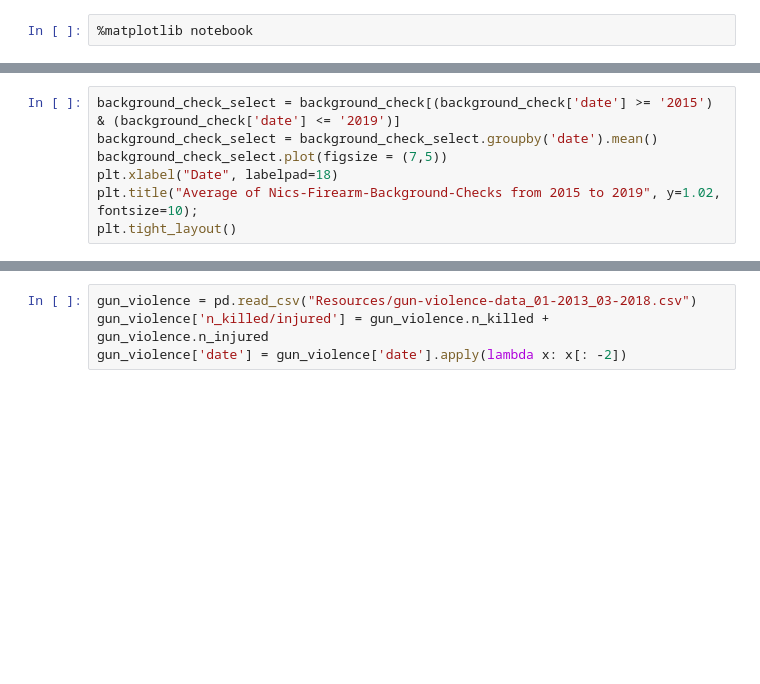
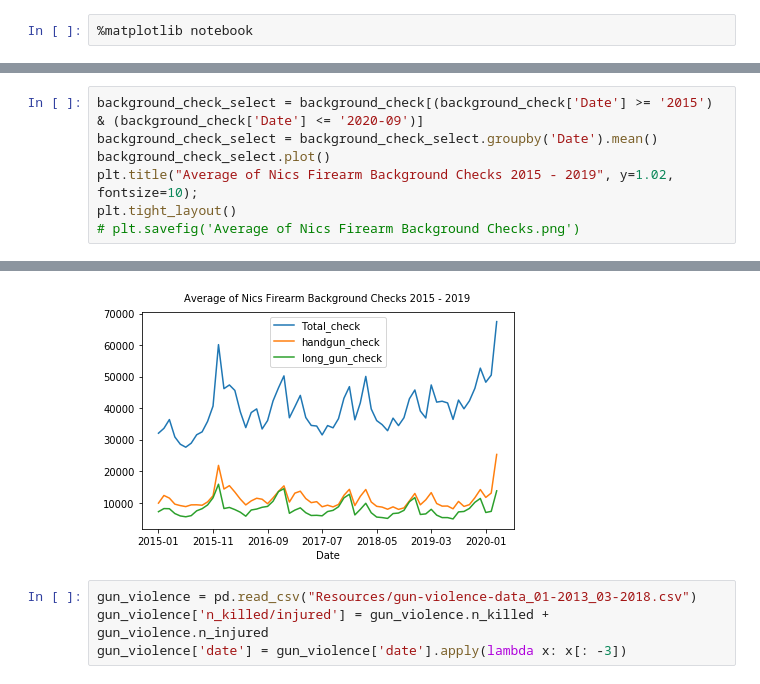
Before and after one commit to sasithwij/project1, a Jupyter notebook: gun.ipynb, the cells around one changed output, grey strips where cells are left out. Drawn from its saved outputs; the diff is of its cells as text; blank space fills up the shorter version.

```diff
--- a/gun.ipynb
+++ b/gun.ipynb
@@ -35,8 +24,8 @@ plt.tight_layout()
 # %%
-background_check_select = background_check[(background_check['date'] >= '2015') & (background_check['date'] <= '2019')]
-background_check_select = background_check_select.groupby('date').mean()
-background_check_select.plot(figsize = (7,5))
-plt.xlabel("Date", labelpad=18)
-plt.title("Average of Nics-Firearm-Background-Checks from 2015 to 2019", y=1.02, fontsize=10);
+background_check_select = background_check[(background_check['Date'] >= '2015') & (background_check['Date'] <= '2020-09')]
+background_check_select = background_check_select.groupby('Date').mean()
+background_check_select.plot()
+plt.title("Average of Nics Firearm Background Checks 2015 - 2019", y=1.02, fontsize=10);
 plt.tight_layout()
+# plt.savefig('Average of Nics Firearm Background Checks.png')
 # %% [output]
@@ -45,5 +32,6 @@ plt.tight_layout()
+[figure, added]
 # %%
 gun_violence = pd.read_csv("Resources/gun-violence-data_01-2013_03-2018.csv")
 gun_violence['n_killed/injured'] = gun_violence.n_killed + gun_violence.n_injured
-gun_violence['date'] = gun_violence['date'].apply(lambda x: x[: -2])
+gun_violence['date'] = gun_violence['date'].apply(lambda x: x[: -3])
 # %%
```
Also changed, not shown: parts of 21 cells of this notebook, 20 other files.
